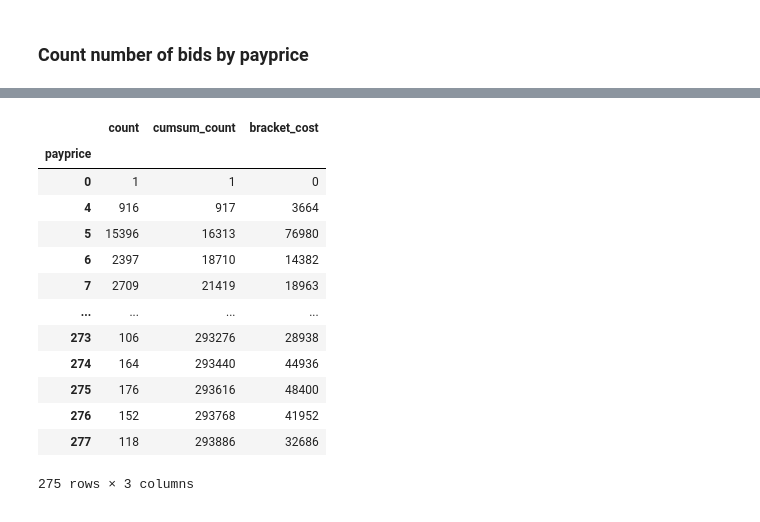
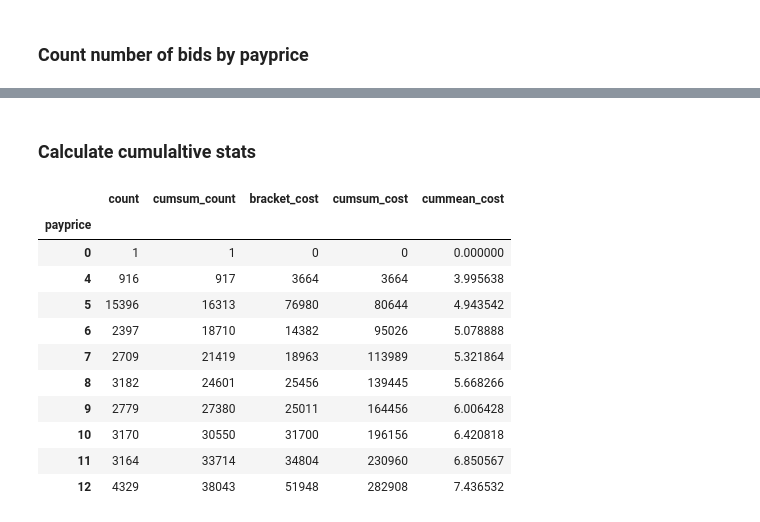
Before and after one commit to qihuazhong/make-ipinyou-data, a Jupyter notebook: explore_data.ipynb, the cells around one changed output, grey strips where cells are left out. Drawn from its saved outputs; the diff is of its cells as text; code cells hidden in the pictures.

```diff
--- a/explore_data.ipynb
+++ b/explore_data.ipynb
@@ -116,22 +97,21 @@ counts
-# %%
-counts
-# %% [output]
-|  | count | cumsum_count | bracket_cost |
-| payprice |  |  |  |
-| 0 | 1 | 1 | 0 |
-| 4 | 916 | 917 | 3664 |
-| 5 | 15396 | 16313 | 76980 |
-| 6 | 2397 | 18710 | 14382 |
-| 7 | 2709 | 21419 | 18963 |
-| ... | ... | ... | ... |
-| 273 | 106 | 293276 | 28938 |
-| 274 | 164 | 293440 | 44936 |
-| 275 | 176 | 293616 | 48400 |
-| 276 | 152 | 293768 | 41952 |
-| 277 | 118 | 293886 | 32686 |
-275 rows × 3 columns
+# %% [markdown]
+### Calculate cumulaltive stats
 # %%
 counts['cumsum_count'] = counts['count'].cumsum()
 counts['bracket_cost'] = counts['count'] * counts.index
 counts['cumsum_cost'] = counts['bracket_cost'].cumsum()
 counts['cummean_cost'] = counts['cumsum_cost'] / counts['cumsum_count']
+counts.head(10)
+# %% [output]
+|  | count | cumsum_count | bracket_cost | cumsum_cost | cummean_cost |
+| payprice |  |  |  |  |  |
+| 0 | 1 | 1 | 0 | 0 | 0.000000 |
+| 4 | 916 | 917 | 3664 | 3664 | 3.995638 |
+| 5 | 15396 | 16313 | 76980 | 80644 | 4.943542 |
+| 6 | 2397 | 18710 | 14382 | 95026 | 5.078888 |
+| 7 | 2709 | 21419 | 18963 | 113989 | 5.321864 |
+| 8 | 3182 | 24601 | 25456 | 139445 | 5.668266 |
+| 9 | 2779 | 27380 | 25011 | 164456 | 6.006428 |
+| 10 | 3170 | 30550 | 31700 | 196156 | 6.420818 |
+| 11 | 3164 | 33714 | 34804 | 230960 | 6.850567 |
+| 12 | 4329 | 38043 | 51948 | 282908 | 7.436532 |
```
Also changed, not shown: parts of 10 cells of this notebook.
